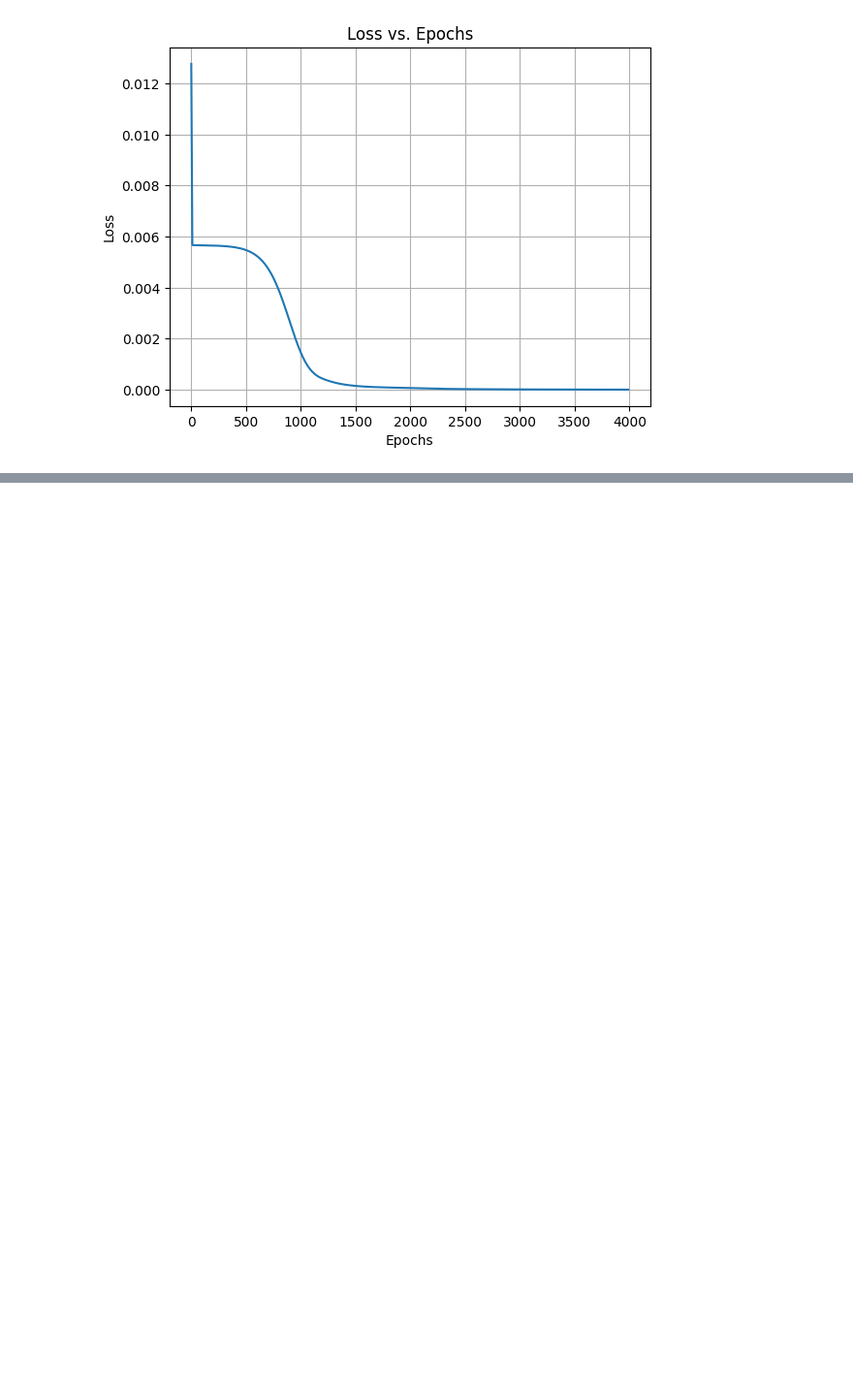
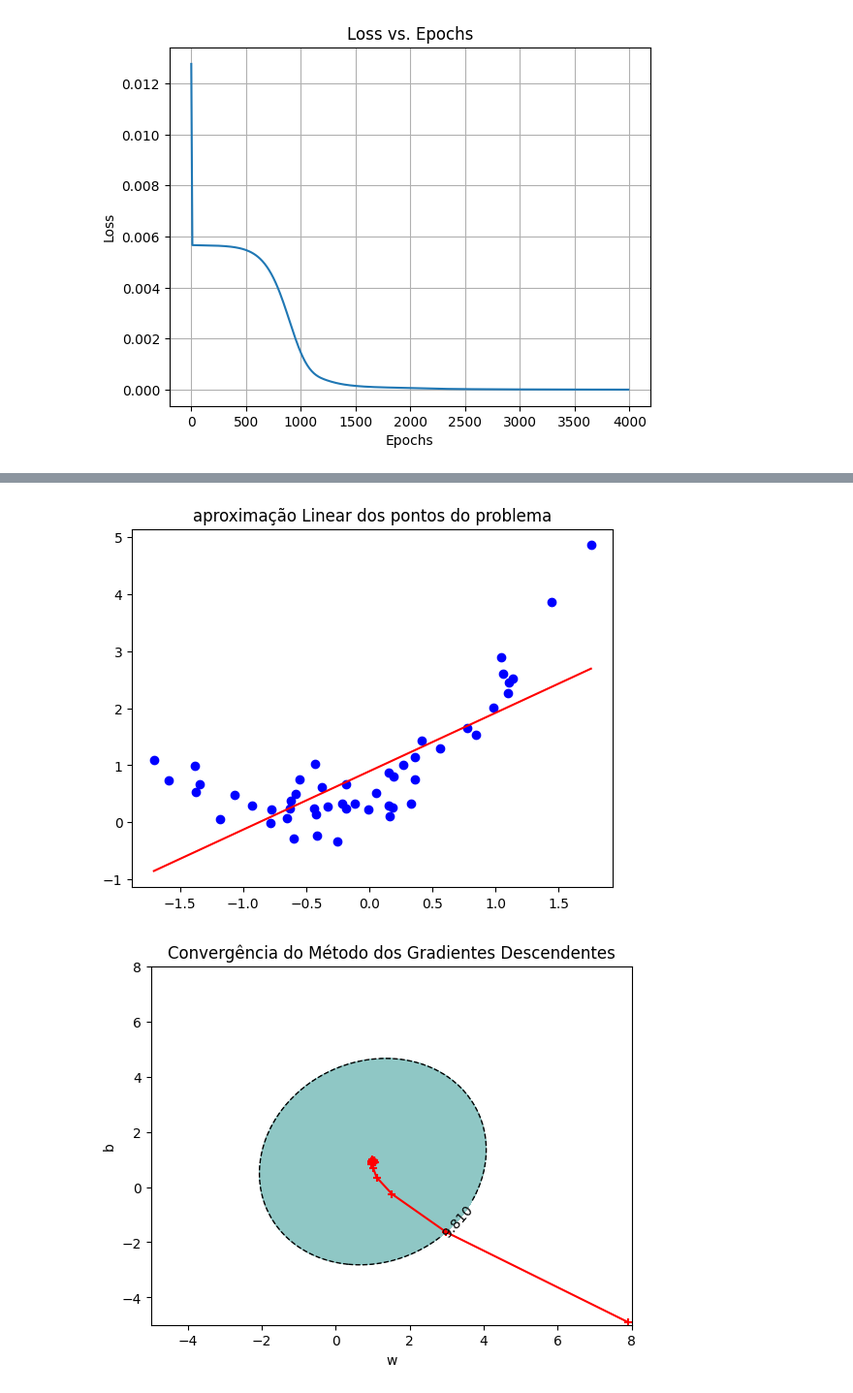
Before and after one commit to Mvanti/Introdu-oRedes-Neurais, a Jupyter notebook: NeuralNetworkBasics.ipynb, the cells around one changed output, grey strips where cells are left out. Shown at 97% size. Cells and saved outputs as stored; diff of their text form; code cells hidden in the pictures; blank space fills up the shorter version.

```diff
--- a/NeuralNetworkBasics.ipynb
+++ b/NeuralNetworkBasics.ipynb
@@ -919,13 +833,0 @@ plt.show()
-# %%
-backend.clear_session()
-np.random.seed(15)
-random.seed(15)
-tf.random.set_seed(15)
-
-input_layer = Input(shape=(1,))
-x = Dense(50, activation='relu')(input_layer)
-output_layer = Dense(1, activation='linear')(x)
-model2 = Model(inputs=input_layer, outputs=output_layer)
-
-model2.compile(optimizer='adam', loss='mse', metrics=['mse'])
-model2.summary()
@@ -1010,13 +833,0 @@ plt.show()
-# %%
-backend.clear_session()
-np.random.seed(15)
-random.seed(15)
-tf.random.set_seed(15)
-
-input_layer = Input(shape=(1,))
-x = Dense(100, activation='relu')(input_layer)
-output_layer = Dense(1, activation='linear')(x)
-model4 = Model(inputs=input_layer, outputs=output_layer)
-
-model4.compile(optimizer='adam', loss='mse', metrics=['mse'])
-model4.summary()
@@ -1060,0 +909,9 @@ Devido à sua simplicidade, a regressão logística é frequentemente usada como
+# %%
+import numpy as np
+
+# dados do problema
+# ===
+np.random.seed(20240215)
+n = 50
+x = np.array(np.random.randn(n))
+y = np.array(0.775 * x**2 + 1.0 * x +0.5+ 0.3 * np.random.randn(n))
@@ -1060,0 +925,6 @@ Devido à sua simplicidade, a regressão logística é frequentemente usada como
+# %%
+trace()
+isolinhas(x,y)
+# %% [output]
+[figure, added]
+[figure, added]
```
Also changed, not shown: parts of 65 cells of this notebook.
